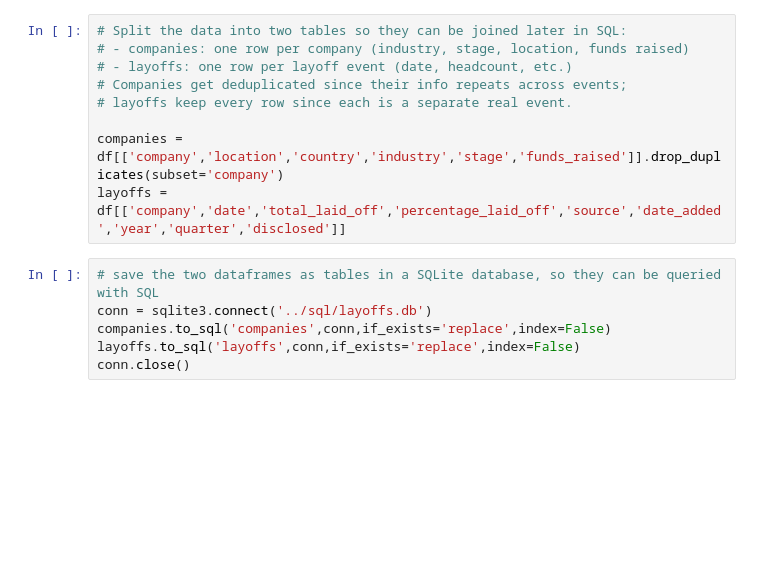
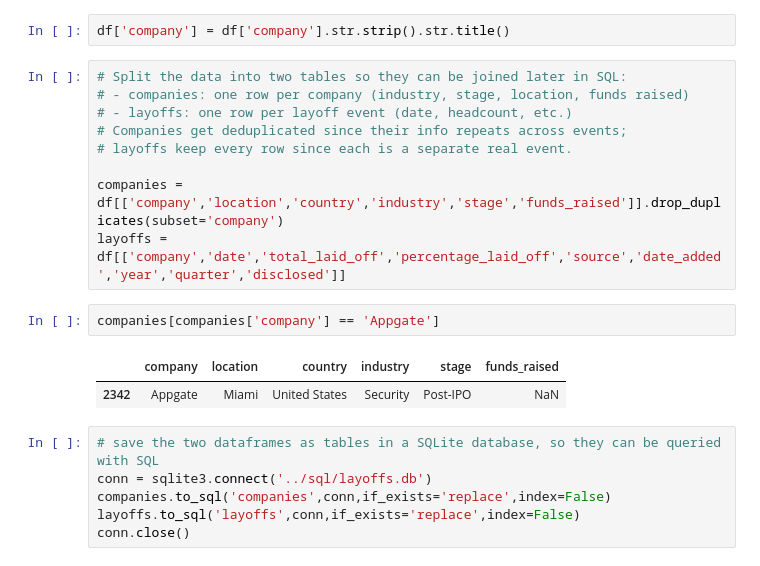
Before and after one commit to minnajoby/LayoffLens, a Jupyter notebook: notebooks/02_sql_setup.ipynb, the cells around one changed output. Cells and saved outputs as stored; diff of their text form; blank space fills up the shorter version.

```diff
--- a/notebooks/02_sql_setup.ipynb
+++ b/notebooks/02_sql_setup.ipynb
@@ -12,6 +12,8 @@ df['date_added'] = pd.to_datetime(df['date_added'],errors='coerce')
 df['year'] = df['date'].dt.year
 df['quarter'] = df['date'].dt.quarter
 df['disclosed'] = df['total_laid_off'].notnull()
+# %%
+df['company'] = df['company'].str.strip().str.title()
 # %%
 # Split the data into two tables so they can be joined later in SQL:
 # - companies: one row per company (industry, stage, location, funds raised)
@@ -21,6 +23,11 @@ df['disclosed'] = df['total_laid_off'].notnull()
 
 companies = df[['company','location','country','industry','stage','funds_raised']].drop_duplicates(subset='company')
 layoffs = df[['company','date','total_laid_off','percentage_laid_off','source','date_added','year','quarter','disclosed']]
+# %%
+companies[companies['company'] == 'Appgate']
+# %% [output]
+|  | company | location | country | industry | stage | funds_raised |
+| 2342 | Appgate | Miami | United States | Security | Post-IPO | NaN |
 # %%
 # save the two dataframes as tables in a SQLite database, so they can be queried with SQL
 conn = sqlite3.connect('../sql/layoffs.db')
```
Also changed, not shown: 3 other files.
